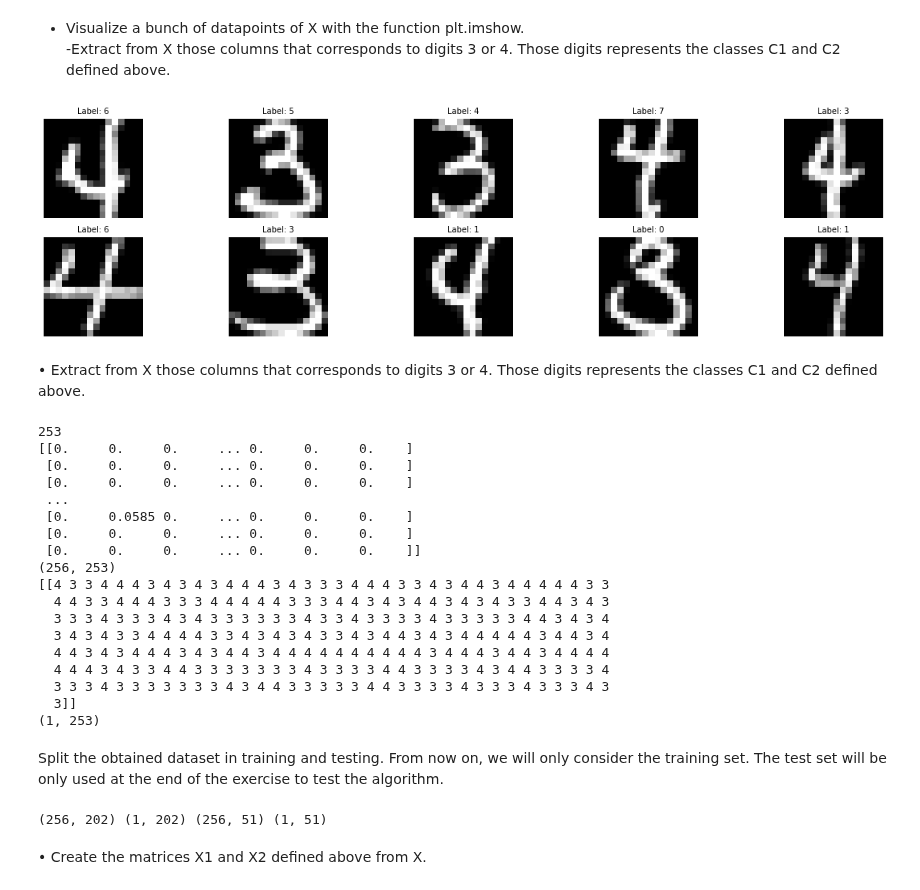
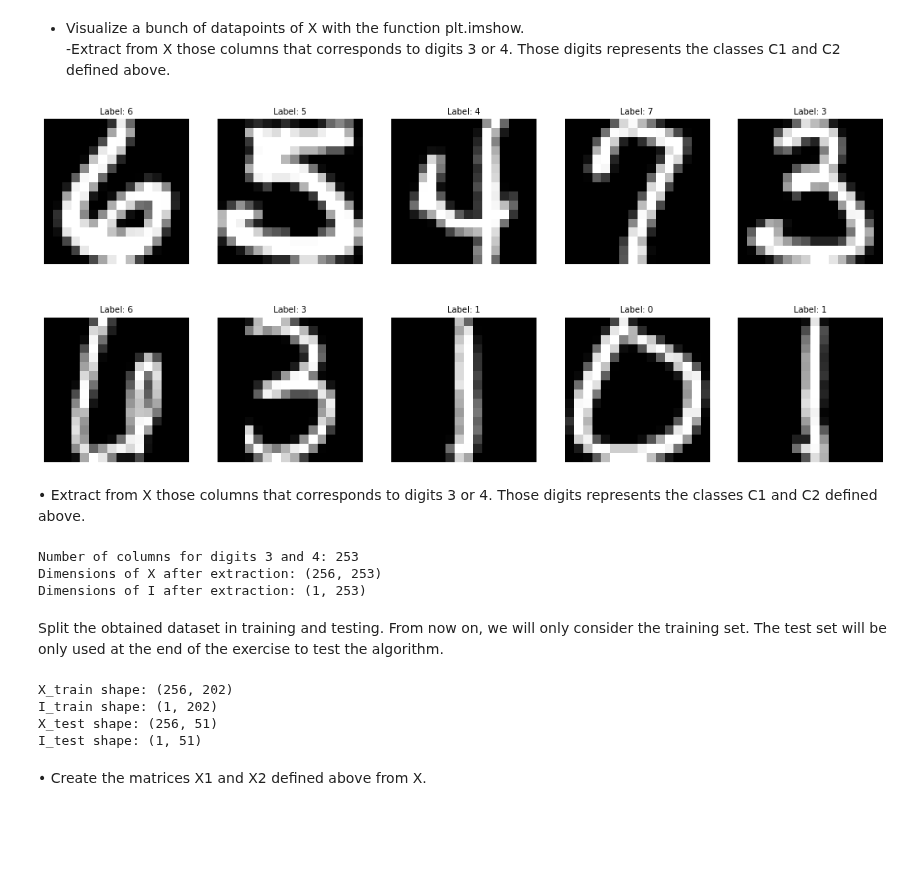
Before and after one commit to francescobaio/SMMhomeworks, a Jupyter notebook: SMM_homework2/homework2_part2.ipynb, the cells around one changed output. Drawn from its saved outputs; the diff is of its cells as text; code cells hidden in the pictures; blank space fills up the shorter version.

```diff
--- a/SMM_homework2/homework2_part2.ipynb
+++ b/SMM_homework2/homework2_part2.ipynb
@@ -14,17 +25,16 @@ import matplotlib.pyplot as plt
 import numpy as np
 import random
 # %%
-
 dataset = scipy.io.loadmat('MNIST.mat')
-
-# Estrazione matrice X delle immagini e vettore I delle label
-
 X = dataset['X']
 I = dataset['I']
+
+for i in range(10):
+    print(X[:,I[0] == i].shape)
 
 print(X)
 print(I)
 
-print("Dimensioni della matrice X:", X.shape)
-print("Dimensioni del vettore I:", I.shape)
+print('X dimensions:', X.shape)
+print('I dimensions:', I.shape)
 # %% [output]
@@ -43,71 +63,61 @@ Dimensioni del vettore I: (1, 1707)
   -Extract from X those columns that corresponds to digits 3 or 4. Those digits represents the
 classes C1 and C2 defined above.
 # %%
-plt.figure(figsize=(20, 5))
+plt.figure(figsize=(18, 8))
+
 for i in range(10):
     plt.subplot(2,5,i+1)
     # reshape the column vector in a matrix 16x16
     image = X[:,i].reshape(16,16)
     plt.imshow(image, cmap='gray')
-    plt.title(f"Label: {I[0][i]}", fontsize=10)
+    plt.title(f'Label: {I[0][i]}', fontsize=10)
     plt.axis('off')
 
 plt.show()
 # %% [output]
-[figure, old version]
+[figure, new version]
 # %% [markdown]
 • Extract from X those columns that corresponds to digits 3 or 4. Those digits represents the classes C1 and C2 defined above.
 # %%
-dataset = scipy.io.loadmat('MNIST.mat')
-X = dataset['X']
-I = dataset['I']
+digits_cols = [i for i in range(X.shape[1]) if I[0][i] == 3 or I[0][i] == 4]
+print(f'Number of columns for digits 3 and 4: {len(digits_cols)}')
 
-digits_cols = [i for i in range(X.shape[1]) if I[0][i] == 3 or I[0][i] == 4]
-print(len(digits_cols))
 X = X[:,digits_cols]
-print(X)
-print(X.shape)
+print(f'Dimensions of X after extraction: {X.shape}')
 
 I = I[:,digits_cols]
-print(I)
-print(I.shape)
+print(f'Dimensions of I after extraction: {I.shape}')
 # %% [output]
-253
-[[0.     0.     0.     ... 0.     0.     0.    ]
- [0.     0.     0.     ... 0.     0.     0.    ]
- [0.     0.     0.     ... 0.     0.     0.    ]
- ...
- [0.     0.0585 0.     ... 0.     0.     0.    ]
- [0.     0.     0.     ... 0.     0.     0.    ]
- [0.     0.     0.     ... 0.     0.     0.    ]]
-(256, 253)
-[[4 3 3 4 4 4 3 4 3 4 3 4 4 4 3 4 3 3 3 4 4 4 3 3 4 3 4 4 3 4 4 4 4 4 3 3
-  4 4 3 3 4 4 4 3 3 3 4 4 4 4 4 3 3 3 4 4 3 4 3 4 4 3 4 3 4 3 3 4 4 3 4 3
-  3 3 3 4 3 3 3 4 3 4 3 3 3 3 3 3 4 3 3 4 3 3 3 3 4 3 3 3 3 3 4 4 3 4 3 4
-  3 4 3 4 3 3 4 4 4 4 3 3 4 3 4 3 4 3 3 4 3 4 4 3 4 3 4 4 4 4 4 3 4 4 3 4
-  4 4 3 4 3 4 4 4 3 4 3 4 4 3 4 4 4 4 4 4 4 4 4 4 3 4 4 4 3 4 4 3 4 4 4 4
-  4 4 4 3 4 3 3 4 4 3 3 3 3 3 3 3 4 3 3 3 3 4 4 3 3 3 3 4 3 4 4 3 3 3 3 4
-  3 3 3 4 3 3 3 3 3 3 3 4 3 4 4 3 3 3 3 3 4 4 3 3 3 3 4 3 3 3 4 3 3 3 4 3
-  3]]
-(1, 253)
+Number of columns for digits 3 and 4: 253
+Dimensions of X after extraction: (256, 253)
+Dimensions of I after extraction: (1, 253)
 # %% [markdown]
 Split the obtained dataset in training and testing. From now on, we will only consider the training
 set. The test set will be only used at the end of the exercise to test the algorithm.
 # %%
 # I'm going to use a 80% of data in the dataset X for the train and 20% for the test.
+train_ratio = 0.8
 
+train_size = int(train_ratio * X.shape[1])
+indices = np.random.permutation(X.shape[1])
 
-train_elements = int(X.shape[1] * 0.8)
+train_indices = indices[:train_size]
+test_indices = indices[train_size:]
 
+# Creation of train and test sets
+X_train = X[:, train_indices]
+I_train = I[:, train_indices]
+X_test = X[:, test_indices]
+I_test = I[:, test_indices]
 
-X_train = X[:,:train_elements]
-Y_train = I[:,:train_elements]
-
-X_test = X[:,train_elements:]
-Y_test = I[:,train_elements:]
-
-print(X_train.shape,Y_train.shape,X_test.shape,Y_test.shape)
+print(f'X_train shape: {X_train.shape}')
+print(f'I_train shape: {I_train.shape}')
+print(f'X_test shape: {X_test.shape}')
+print(f'I_test shape: {I_test.shape}')
 # %% [output]
-(256, 202) (1, 202) (256, 51) (1, 51)
+X_train shape: (256, 202)
+I_train shape: (1, 202)
+X_test shape: (256, 51)
+I_test shape: (1, 51)
 # %% [markdown]
 • Create the matrices X1 and X2 defined above from X.
```
Also changed, not shown: parts of 25 cells of this notebook, 15 other files.
